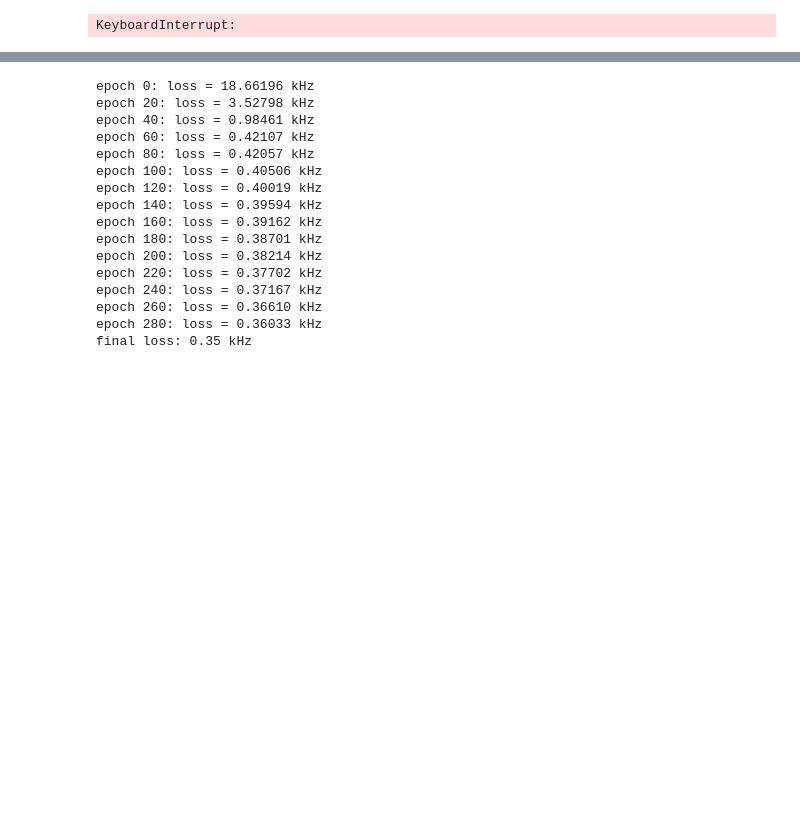
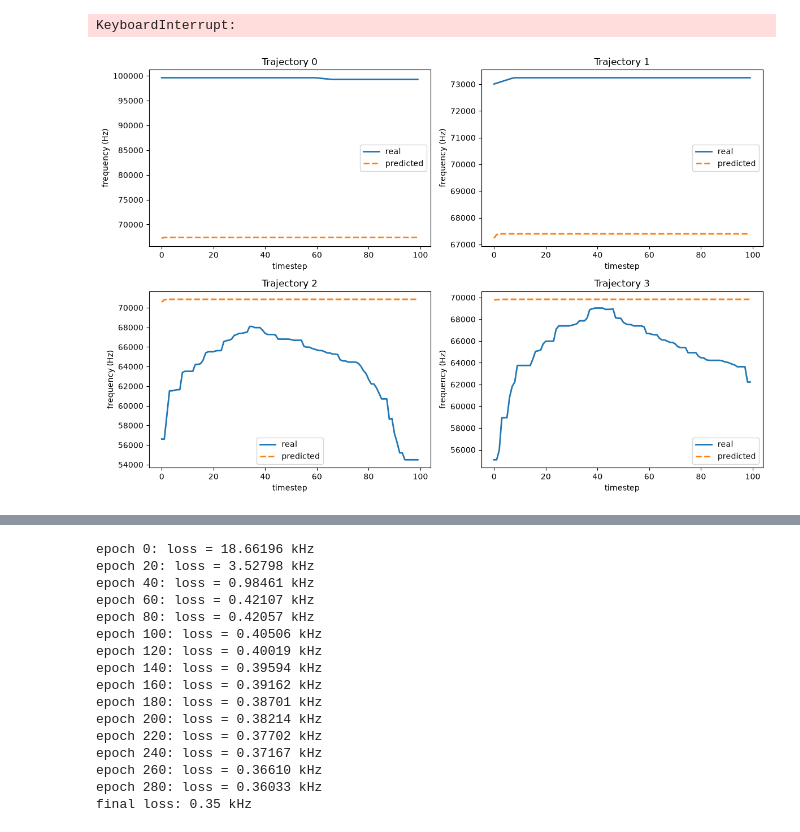
Before and after one commit to netra-khot/mouse-vocalization-2026, a Jupyter notebook: model/model.ipynb, the cells around one changed output, grey strips where cells are left out. Cells and saved outputs as stored; diff of their text form; code cells hidden in the pictures; blank space fills up the shorter version.

```diff
--- a/model/model.ipynb
+++ b/model/model.ipynb
@@ -179,3 +179,37 @@ epoch 18: avg loss = 8.9539 kHz
 epoch 19: avg loss = 8.9682 kHz
 epoch 20: avg loss = 8.9667 kHz
 KeyboardInterrupt:
+# %%
+import matplotlib.pyplot as plt
+
+# pick a few real trajectories to check
+sample_indices = [0, 1, 2, 3]
+
+fig, axes = plt.subplots(2, 2, figsize=(12, 8))
+axes = axes.flatten()
+
+with torch.no_grad():
+    for ax, idx in zip(axes, sample_indices):
+        trajectory = resampled_trajectories[idx]
+        pca_vector, target = prepare_example(trajectory, pca_full, pca_dim=11)  # match your current pca_dim
+
+        activations = model(pca_vector)
+        resp, PCAIA, CT, TA = activations[...,0], activations[...,1], activations[...,2], activations[...,3]
+
+        pressure = subglottal_pressure(resp)
+        g_area = glottal_area(PCAIA, TA)
+        imp_length = impingement_length(CT, TA)
+        speed = jet_speed_from_pressure(g_area, pressure)
+        predicted = USVfreq(speed, imp_length)
+
+        ax.plot(target[0].numpy(), label="real", linewidth=2)
+        ax.plot(predicted[0].numpy(), label="predicted", linewidth=2, linestyle="--")
+        ax.set_title(f"Trajectory {idx}")
+        ax.set_xlabel("timestep")
+        ax.set_ylabel("frequency (Hz)")
+        ax.legend()
+
+plt.tight_layout()
+plt.show()
+# %% [output]
+[figure, added]
```
Also changed, not shown: parts of 1 cell of this notebook, 1 other file.
